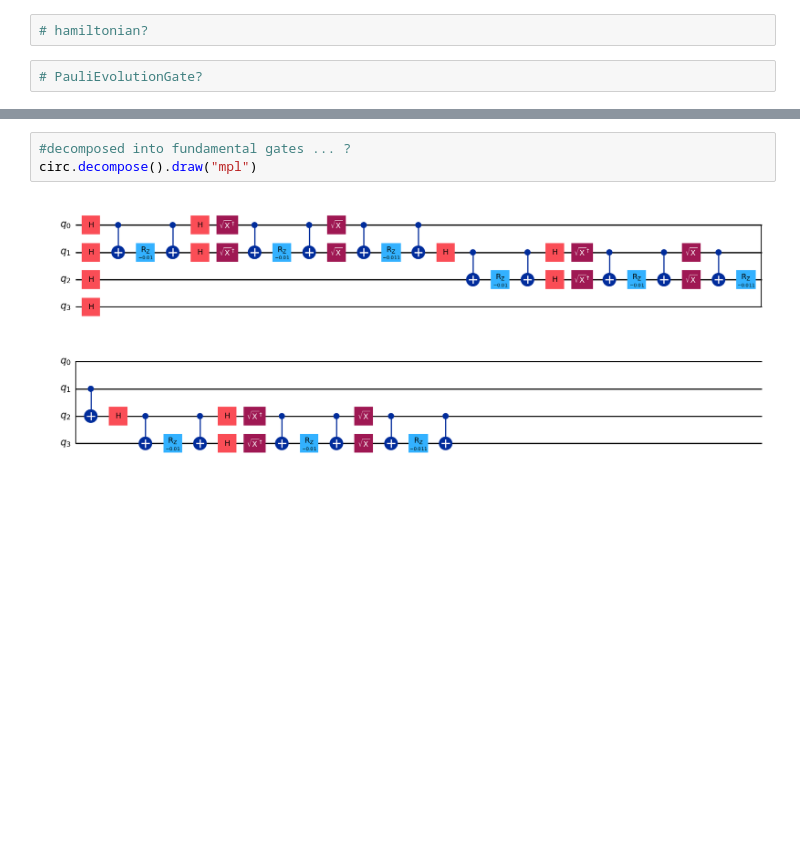
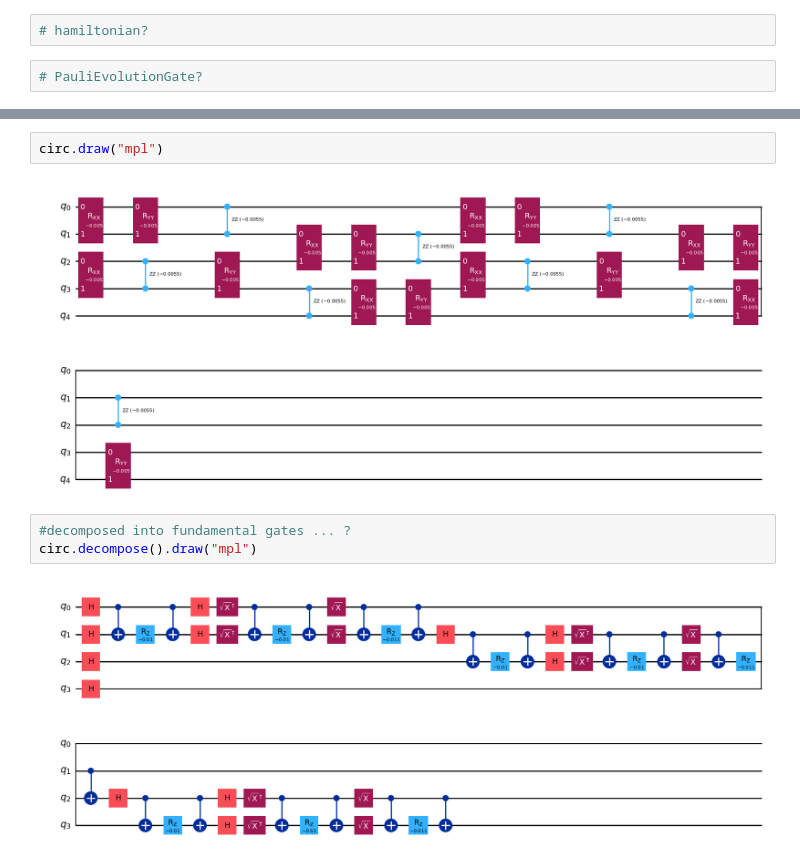
Before and after one commit to laramt04/Time-Evolution-QC-Project, a Jupyter notebook: KyranBuiltinSTM.ipynb, the cells around one changed output, grey strips where cells are left out. Cells and saved outputs as stored; diff of their text form; blank space fills up the shorter version.

```diff
--- a/KyranBuiltinSTM.ipynb
+++ b/KyranBuiltinSTM.ipynb
@@ -60,3 +80,7 @@ qc_t = transpile(circ,backend=real_backend,optimization_level=3) #transpiled cir
+# %%
+circ.draw("mpl")
+# %% [output]
+[figure, added]
 # %%
 #decomposed into fundamental gates ... ?
 circ.decompose().draw("mpl")
```
Also changed, not shown: parts of 5 cells of this notebook, 1 other file.
